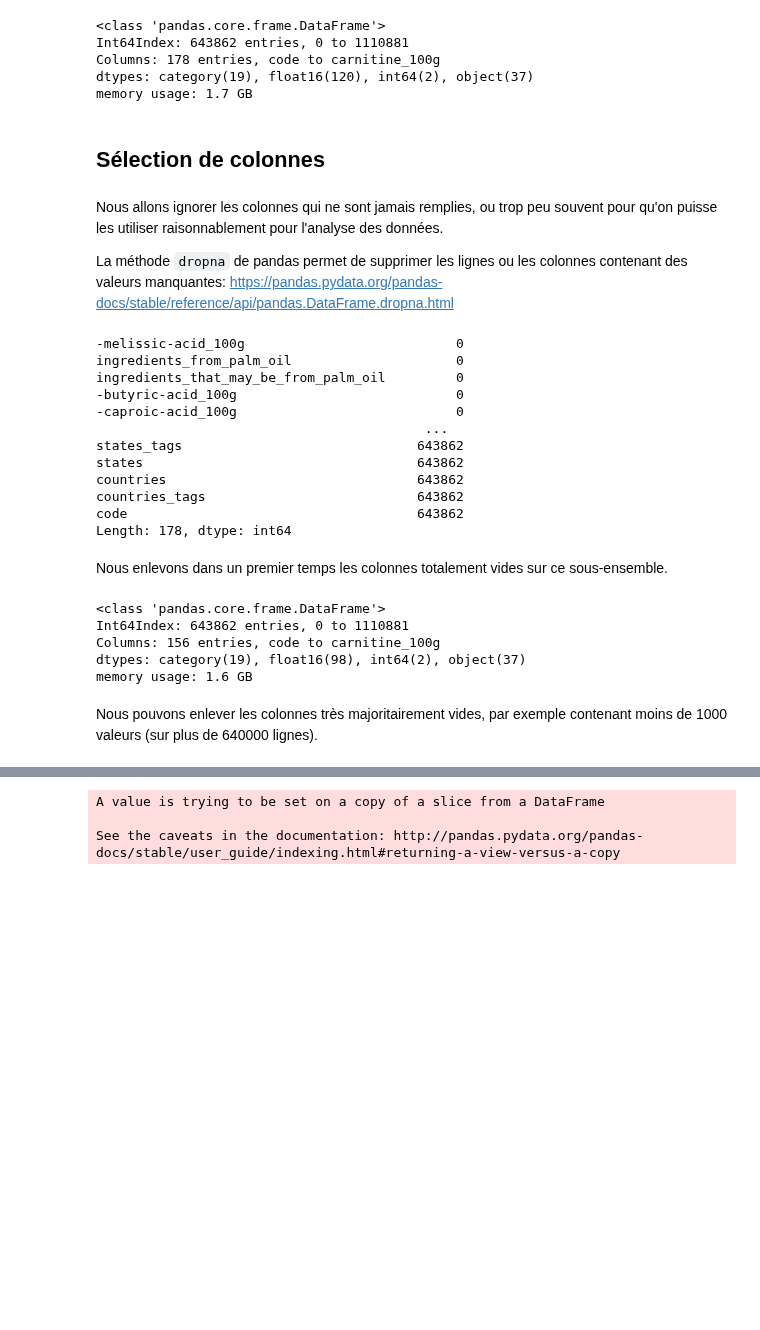
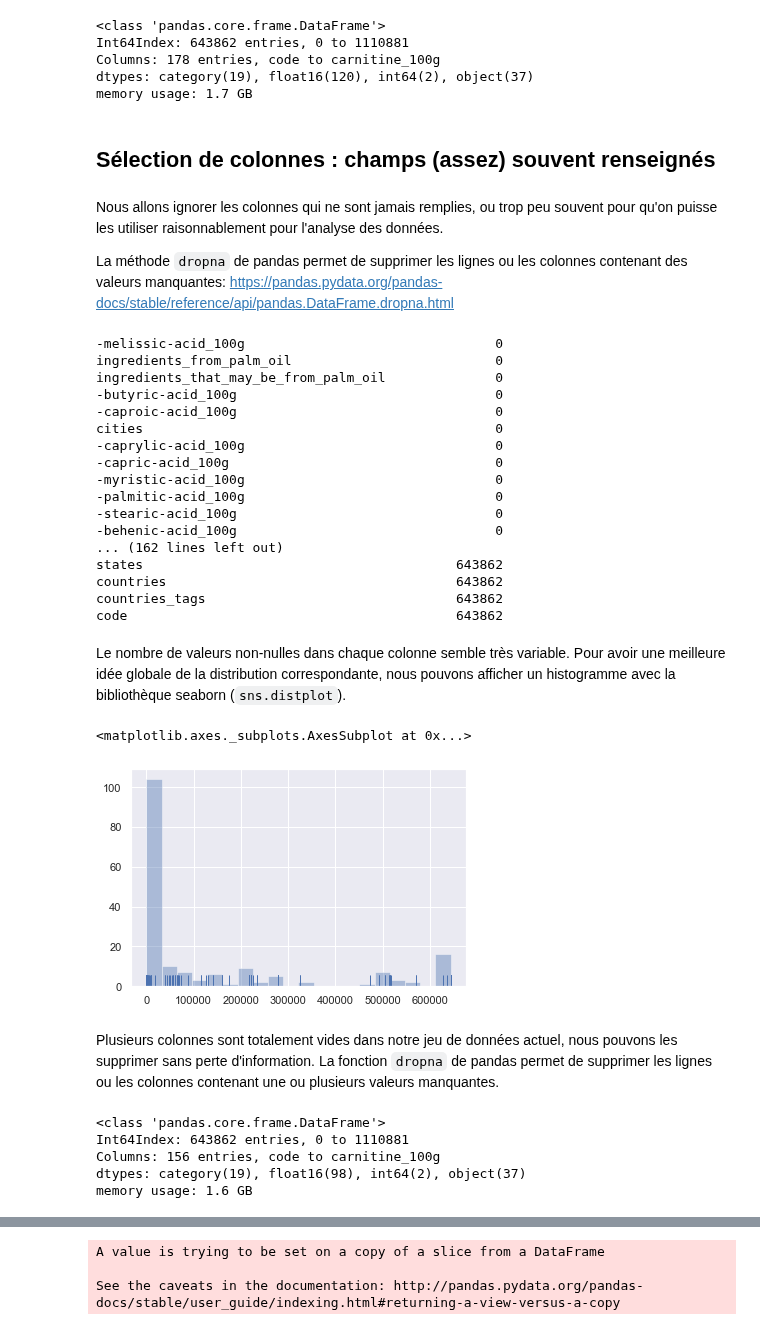
Before and after one commit to moreymat/off-explore, a Jupyter notebook: notebooks/02 - Filtrer les données d'OpenFoodFacts.ipynb, the cells around one changed output, grey strips where cells are left out. Drawn from its saved outputs; the diff is of its cells as text; code cells hidden in the pictures; blank space fills up the shorter version.

```diff
--- a/notebooks/02 - Filtrer les données d'OpenFoodFacts.ipynb
+++ b/notebooks/02 - Filtrer les données d'OpenFoodFacts.ipynb
@@ -4,6 +12,9 @@
 Nous pouvons charger les données d'OpenFoodFacts avec les optimisations du notebook précédent.
 # %%
 import pandas as pd
+# pour les graphes
+import seaborn as sns
+sns.set()
 # %%
 # modifier le chemin vers le fichier CSV si nécessaire
 CSV_FILE = '../data/en.openfoodfacts.org.products.csv'
@@ -94,7 +102,7 @@ Columns: 178 entries, code to carnitine_100g
 dtypes: category(19), float16(120), int64(2), object(37)
 memory usage: 1.7 GB
 # %% [markdown]
-## Sélection de colonnes
+## Sélection de colonnes : champs (assez) souvent renseignés
 # %% [markdown]
 Nous allons ignorer les colonnes qui ne sont jamais remplies, ou trop peu souvent pour qu'on puisse les utiliser raisonnablement pour l'analyse des données.
 
@@ -103,23 +111,38 @@ https://pandas.pydata.org/pandas-docs/stable/reference/api/pandas.DataFrame.drop
 # %%
 # afficher la liste des colonnes triées par le nombre de valeurs non-nulles qu'elles contiennent
 # en utilisant 'count()'
-df_off_fr.count().sort_values()
-# TODO histogramme?
+col_counts = df_off_fr.count().sort_values()
+print(col_counts.to_string())
 # %% [output]
--melissic-acid_100g                           0
-ingredients_from_palm_oil                     0
-ingredients_that_may_be_from_palm_oil         0
--butyric-acid_100g                            0
--caproic-acid_100g                            0
-                                          ...
-states_tags                              643862
-states                                   643862
-countries                                643862
-countries_tags                           643862
-code                                     643862
-Length: 178, dtype: int64
+-melissic-acid_100g                                0
+ingredients_from_palm_oil                          0
+ingredients_that_may_be_from_palm_oil              0
+-butyric-acid_100g                                 0
+-caproic-acid_100g                                 0
+cities                                             0
+-caprylic-acid_100g                                0
+-capric-acid_100g                                  0
+-myristic-acid_100g                                0
+-palmitic-acid_100g                                0
+-stearic-acid_100g                                 0
+-behenic-acid_100g                                 0
+... (162 lines left out)
+states                                        643862
+countries                                     643862
+countries_tags                                643862
+code                                          643862
-# %% [markdown]
-Nous enlevons dans un premier temps les colonnes totalement vides sur ce sous-ensemble.
+# %% [markdown]
+Le nombre de valeurs non-nulles dans chaque colonne semble très variable.
+Pour avoir une meilleure idée globale de la distribution correspondante, nous pouvons afficher un histogramme avec la bibliothèque seaborn (`sns.distplot`).
+# %%
+# afficher l'histogramme du nombre de valeurs non-nulles par colonne
+sns.distplot(col_counts, bins=20, kde=False, rug=True)
+# %% [output]
+<matplotlib.axes._subplots.AxesSubplot at 0x...>
+[figure, added]
+# %% [markdown]
+Plusieurs colonnes sont totalement vides dans notre jeu de données actuel, nous pouvons les supprimer sans perte d'information.
+La fonction `dropna` de pandas permet de supprimer les lignes ou les colonnes contenant une ou plusieurs valeurs manquantes.
 # %%
 # utiliser dropna
 df_sel = df_off_fr.dropna(axis=1, how='all')
@@ -130,5 +153,3 @@ Int64Index: 643862 entries, 0 to 1110881
 Columns: 156 entries, code to carnitine_100g
 dtypes: category(19), float16(98), int64(2), object(37)
 memory usage: 1.6 GB
-# %% [markdown]
-Nous pouvons enlever les colonnes très majoritairement vides, par exemple contenant moins de 1000 valeurs (sur plus de 640000 lignes).
```
Also changed, not shown: parts of 11 cells of this notebook, 6 other files.
